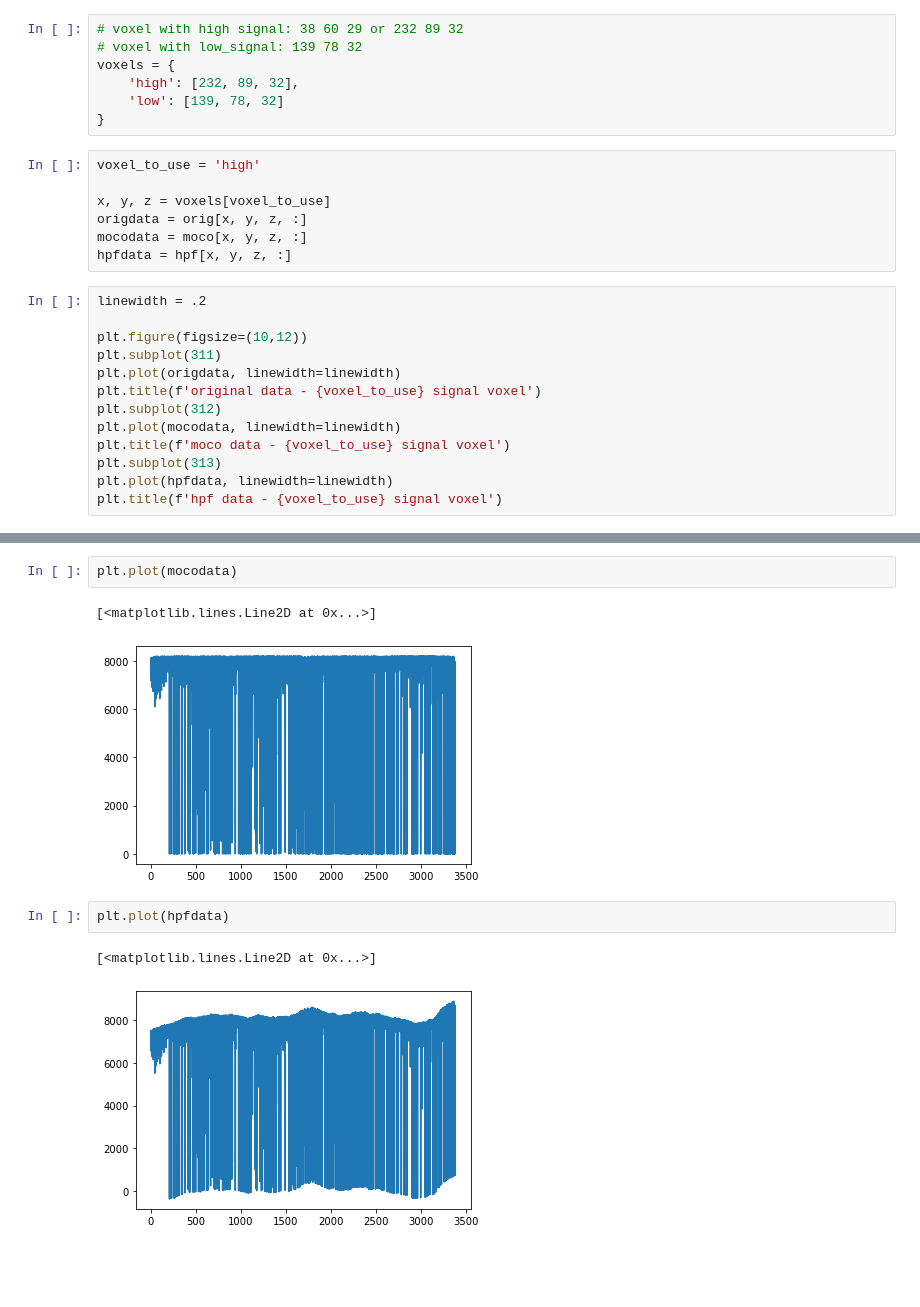
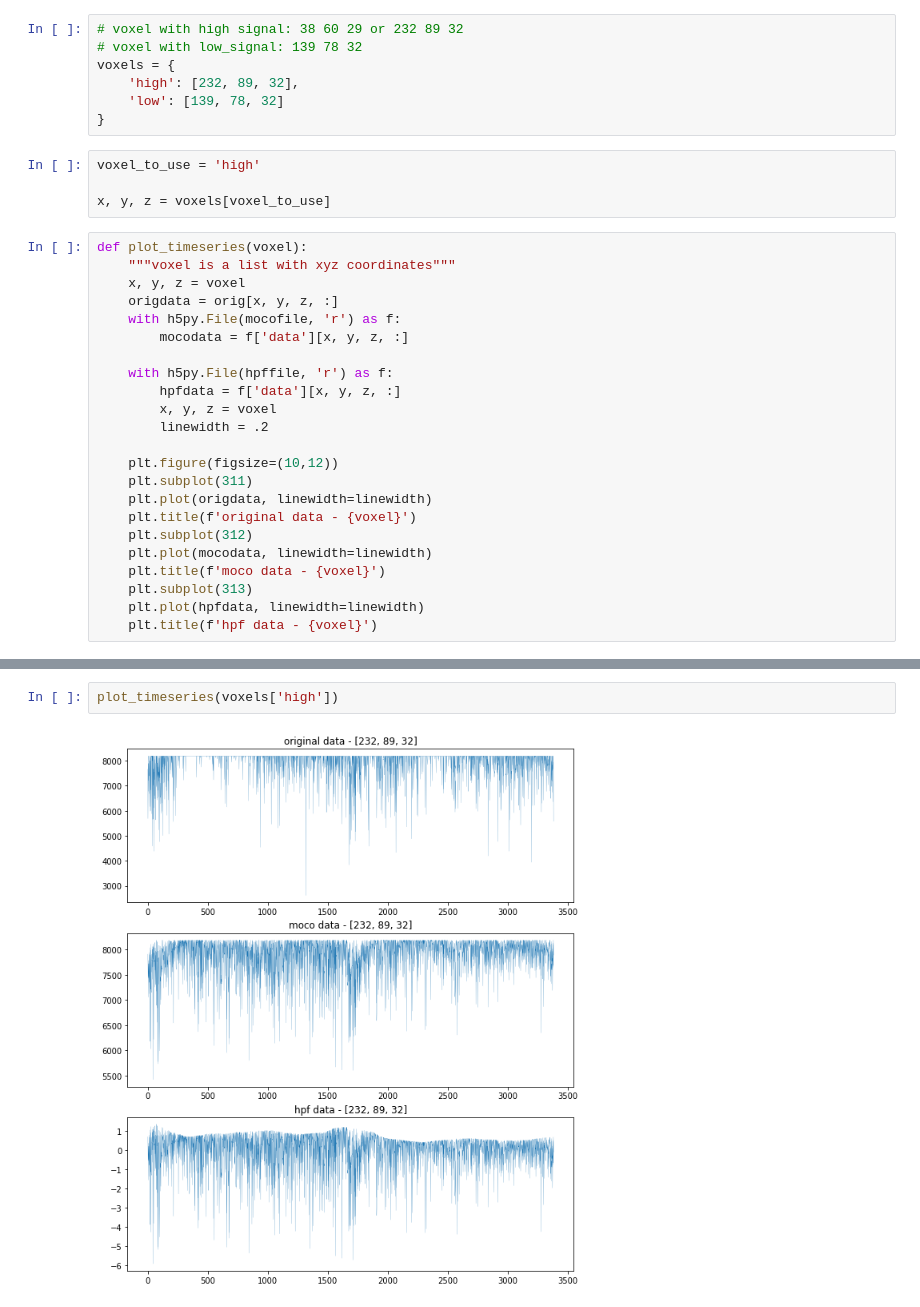
Before and after one commit to ClandininLab/brainsss2, a Jupyter notebook: filtering/FilteringExplorations.ipynb, the cells around one changed output, grey strips where cells are left out. Saved outputs shown, nothing was run; the diff lists cells and outputs as text; blank space fills up the shorter version.

Commit message:
add results from real data

```diff
--- a/filtering/FilteringExplorations.ipynb
+++ b/filtering/FilteringExplorations.ipynb
@@ -28,19 +33,26 @@ voxels = {
 voxel_to_use = 'high'
 
 x, y, z = voxels[voxel_to_use]
-origdata = orig[x, y, z, :]
-mocodata = moco[x, y, z, :]
-hpfdata = hpf[x, y, z, :]
 # %%
-linewidth = .2
+def plot_timeseries(voxel):
+    """voxel is a list with xyz coordinates"""
+    x, y, z = voxel
+    origdata = orig[x, y, z, :]
+    with h5py.File(mocofile, 'r') as f:
+        mocodata = f['data'][x, y, z, :]
 
-plt.figure(figsize=(10,12))
-plt.subplot(311)
-plt.plot(origdata, linewidth=linewidth)
-plt.title(f'original data - {voxel_to_use} signal voxel')
-plt.subplot(312)
-plt.plot(mocodata, linewidth=linewidth)
-plt.title(f'moco data - {voxel_to_use} signal voxel')
-plt.subplot(313)
-plt.plot(hpfdata, linewidth=linewidth)
-plt.title(f'hpf data - {voxel_to_use} signal voxel')
+    with h5py.File(hpffile, 'r') as f:
+        hpfdata = f['data'][x, y, z, :]
+        x, y, z = voxel
+        linewidth = .2
+
+    plt.figure(figsize=(10,12))
+    plt.subplot(311)
+    plt.plot(origdata, linewidth=linewidth)
+    plt.title(f'original data - {voxel}')
+    plt.subplot(312)
+    plt.plot(mocodata, linewidth=linewidth)
+    plt.title(f'moco data - {voxel}')
+    plt.subplot(313)
+    plt.plot(hpfdata, linewidth=linewidth)
+    plt.title(f'hpf data - {voxel}')
@@ -50,10 +59,4 @@ Text(0.5, 1.0, 'hpf data - high signal voxel')
-# %%
-plt.plot(mocodata)
-# %% [output]
-[<matplotlib.lines.Line2D at 0x...>]
-[figure, removed]
-# %%
-plt.plot(hpfdata)
-# %% [output]
-[<matplotlib.lines.Line2D at 0x...>]
-[figure, removed]
+# %%
+plot_timeseries(voxels['high'])
+# %% [output]
+[figure, added]
```
Also changed, not shown: parts of 4 cells of this notebook.
